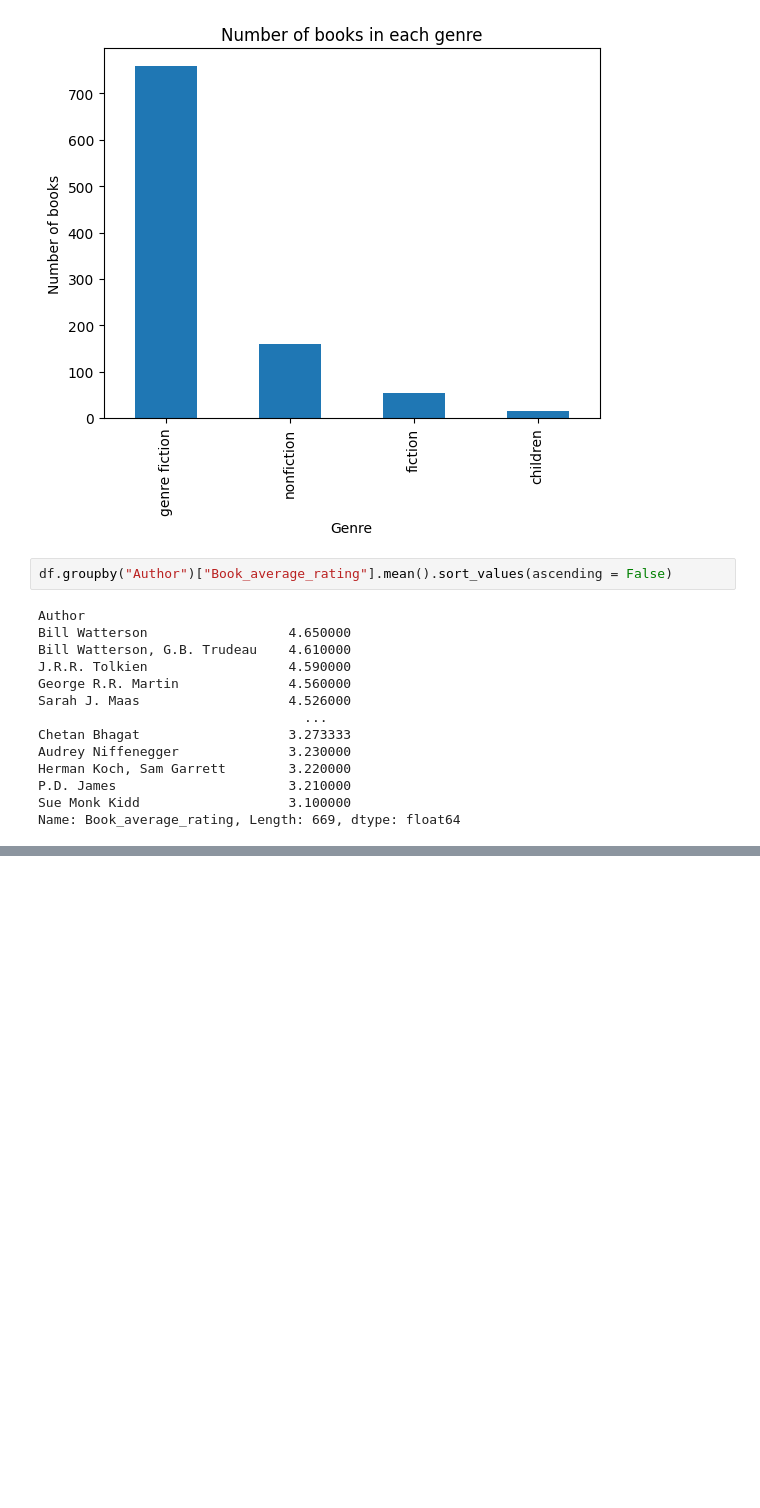
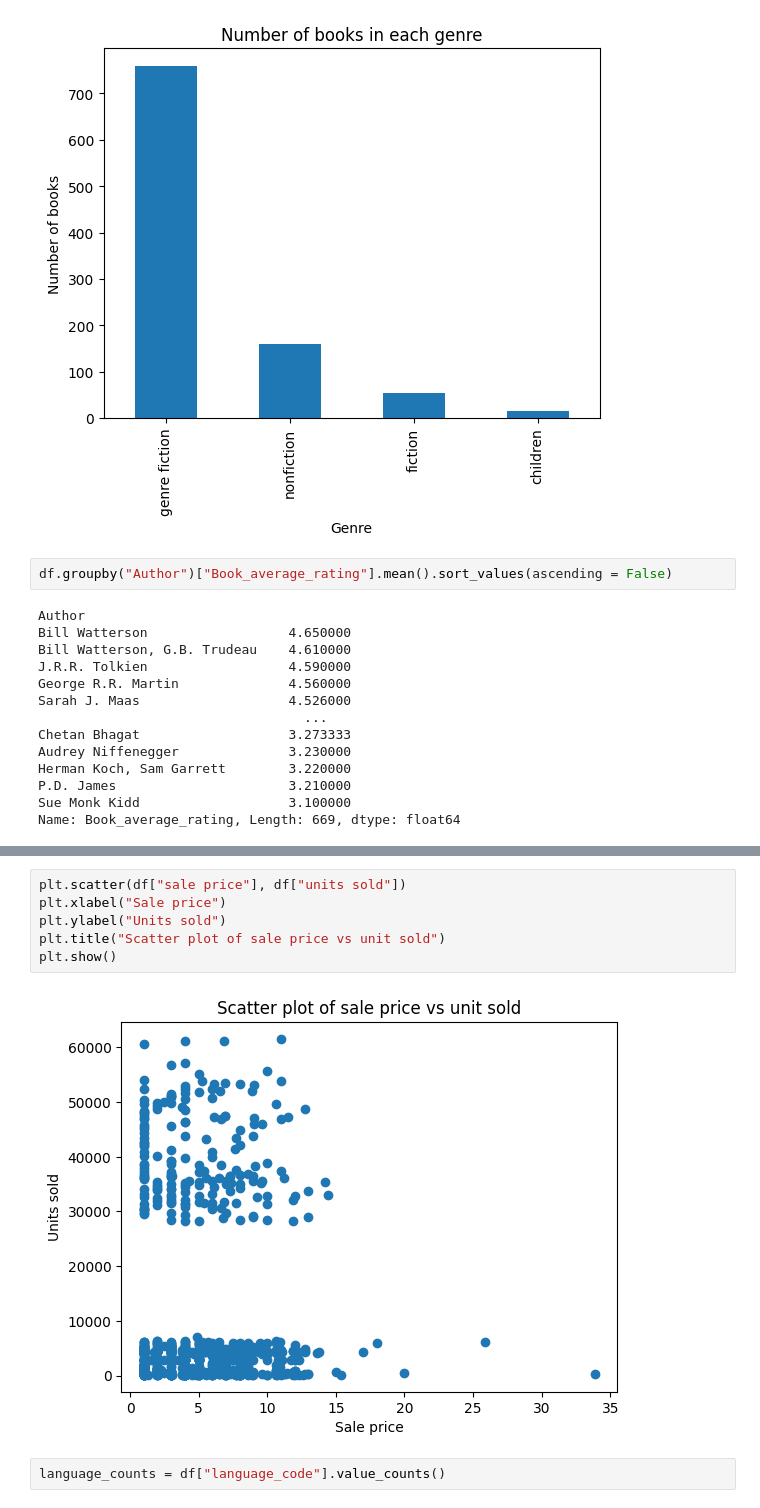
Before and after one commit to jbtestoni/book-sales-python-data-analysis, a Jupyter notebook: Notebook.ipynb, the cells around one changed output, grey strips where cells are left out. Drawn from its saved outputs; the diff is of its cells as text; blank space fills up the shorter version.

```diff
--- a/Notebook.ipynb
+++ b/Notebook.ipynb
@@ -105,0 +114,10 @@ Name: Book_average_rating, Length: 669, dtype: float64
+# %%
+plt.scatter(df["sale price"], df["units sold"])
+plt.xlabel("Sale price")
+plt.ylabel("Units sold")
+plt.title("Scatter plot of sale price vs unit sold")
+plt.show()
+# %% [output]
+[figure, added]
+# %%
+language_counts = df["language_code"].value_counts()
```
Also changed, not shown: parts of 4 cells of this notebook.
